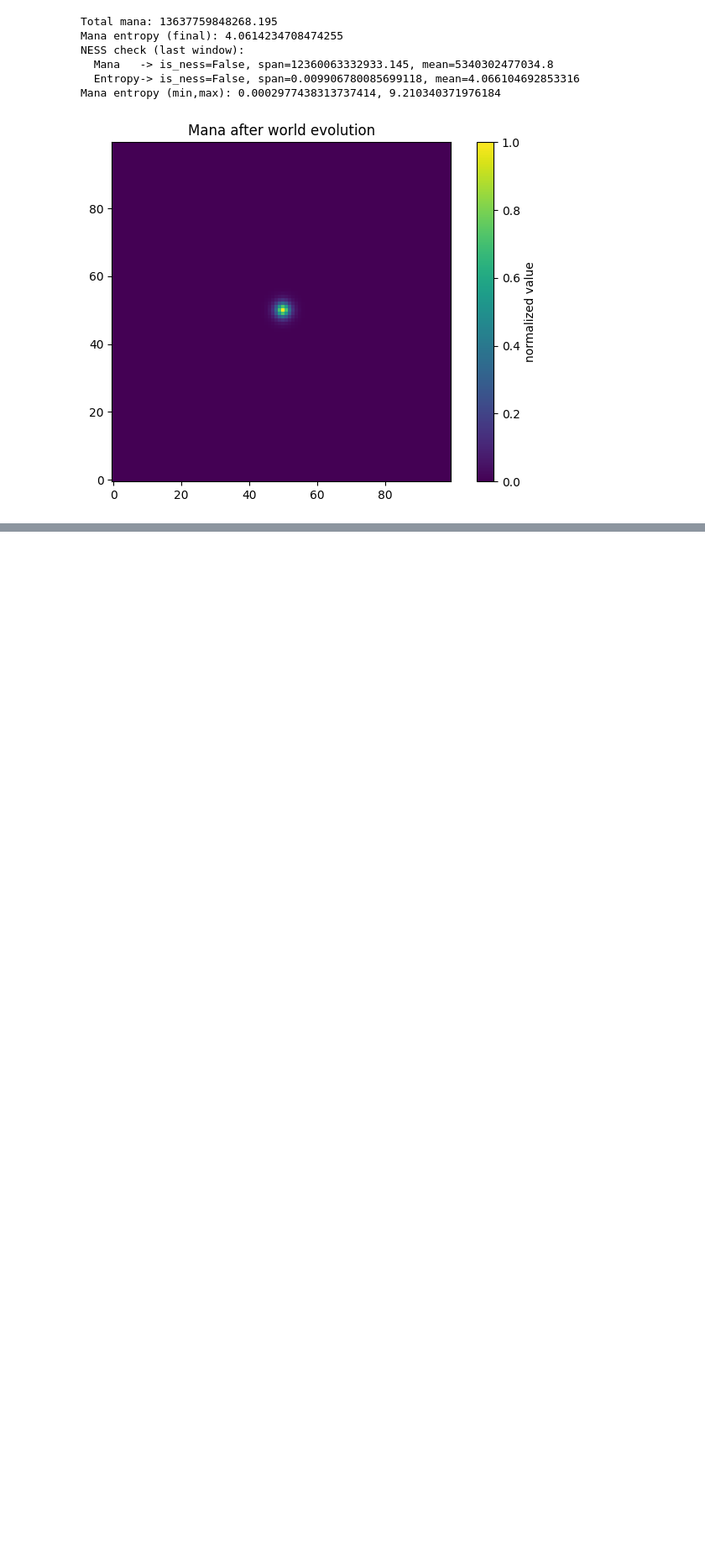
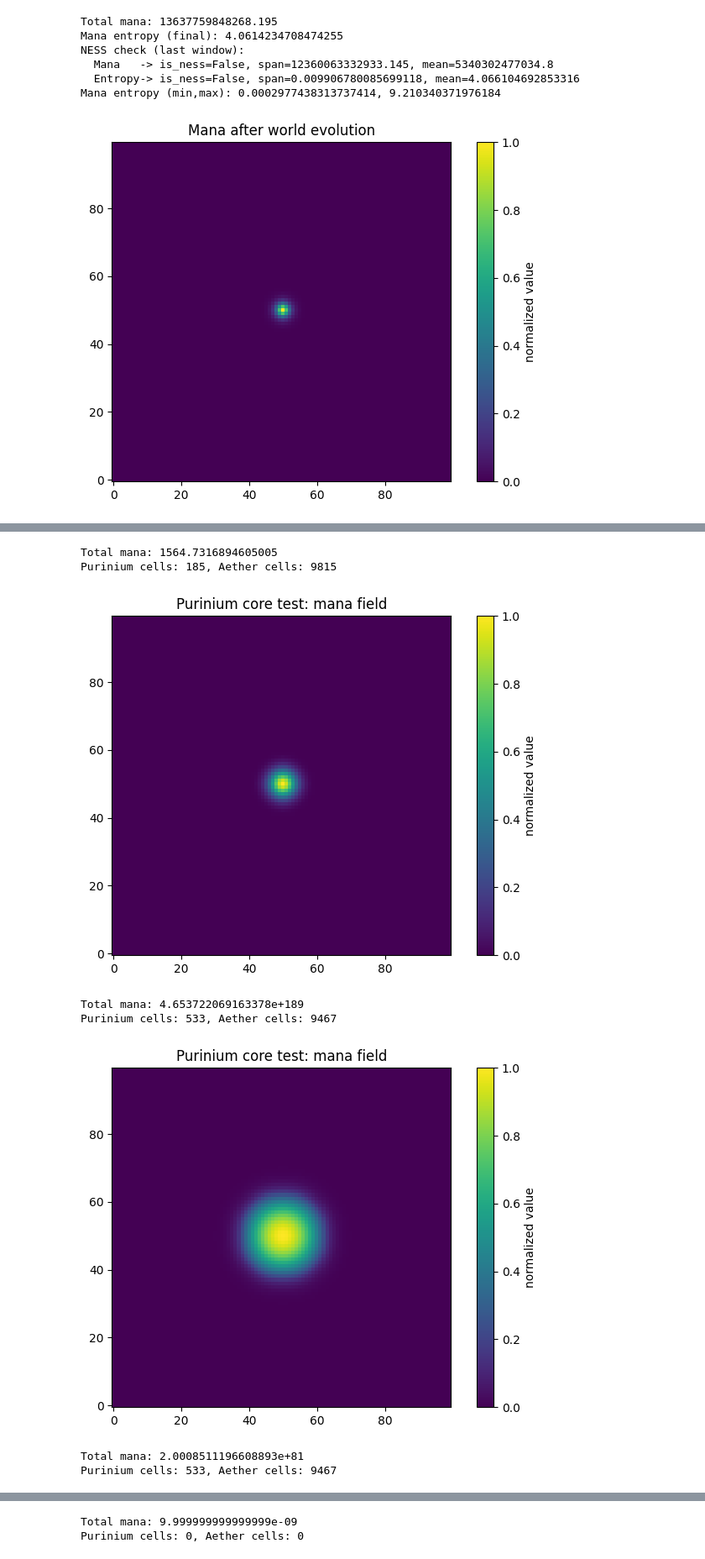
Before and after one commit to Ulas-Y/MASEGM, a Jupyter notebook: pleasse_work.ipynb, the cells around one changed output, grey strips where cells are left out. Shown at 84% size. Drawn from its saved outputs; the diff is of its cells as text; code cells hidden in the pictures; blank space fills up the shorter version.

```diff
--- a/pleasse_work.ipynb
+++ b/pleasse_work.ipynb
@@ -54,0 +131,32 @@ Mana entropy (min,max): 0.0002977438313737414, 9.210340371976184
+# %%
+import importlib
+import main as main_mod
+
+importlib.reload(main_mod)
+
+from engine.utils import plot_phase_map, plot_purity_field
+from engine.utils.thermo_utils import print_phase_stats  # or diagnostics
+
+
+
+# standard growth, fewer steps
+w1 = main_mod.purinium_core_test(growth_k=0.5, steps=100, return_world=True)
+# aggressive B-scale growth, many steps
+w2 = main_mod.purinium_core_test(growth_k=2.0, steps=2000, return_world=True)
+#absurdly zero
+w3 = main_mod.purinium_core_test(growth_k=0.0, steps=10000, return_world=True)
+#absurdly TRUE zero
+w4 = main_mod.purinium_core_test(growth_k=0.0, steps=0, return_world=True)
+for label, w in [("soft", w1), ("insane", w2), ("zero", w3), ("true zero", w4)]:
+    print("=== ", label, " ===")
+    print_phase_stats(w.mana.phase)
+    plot_phase_map(w.mana.phase, title=f"{label} run: phases")
+# %% [output]
+Total mana: 1564.7316894605005
+Purinium cells: 185, Aether cells: 9815
+[figure, added]
+Total mana: 4.653722069163378e+189
+Purinium cells: 533, Aether cells: 9467
+[figure, added]
+Total mana: 2.0008511196608893e+81
+Purinium cells: 533, Aether cells: 9467
@@ -54,0 +164,2 @@ Mana entropy (min,max): 0.0002977438313737414, 9.210340371976184
+Total mana: 9.999999999999999e-09
+Purinium cells: 0, Aether cells: 0
```
Also changed, not shown: parts of 4 cells of this notebook, 9 other files.
